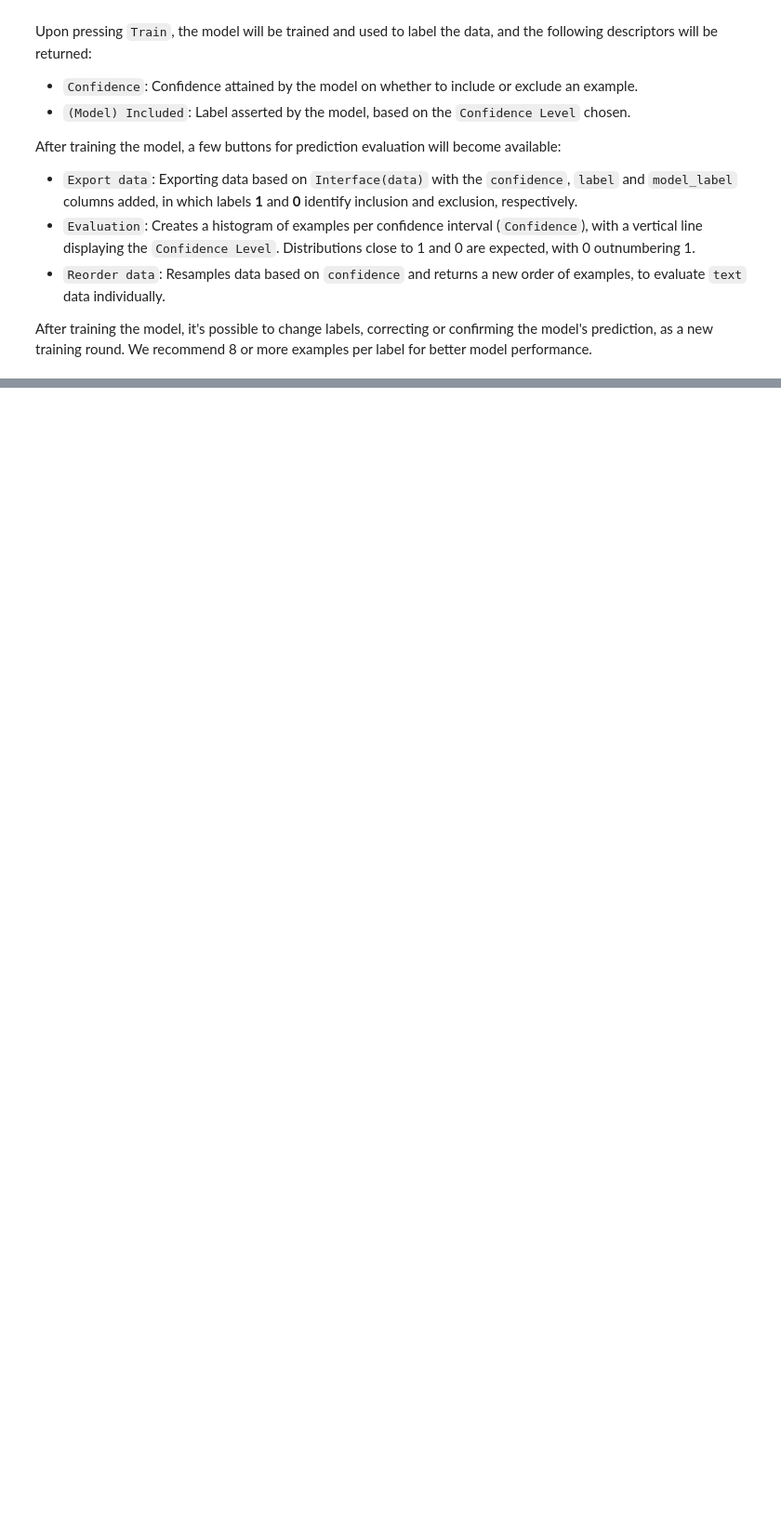
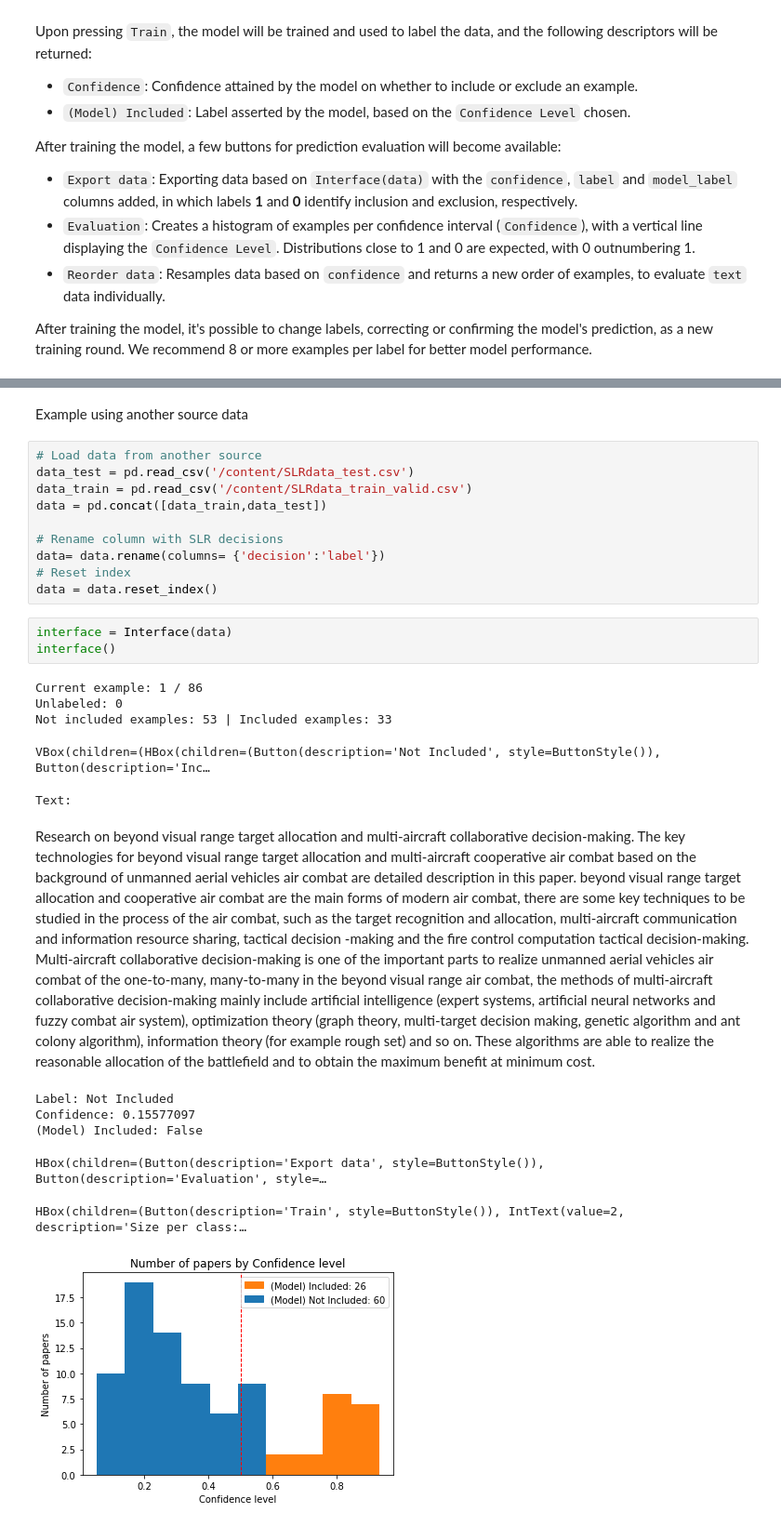
Before and after one commit to BecomeAllan/ML-SLRC, a Jupyter notebook: Application/Classification_automation_SLR.ipynb, the cells around one changed output, grey strips where cells are left out. Shown at 93% size. Saved outputs shown, nothing was run; the diff lists cells and outputs as text; blank space fills up the shorter version.

```diff
--- a/Application/Classification_automation_SLR.ipynb
+++ b/Application/Classification_automation_SLR.ipynb
@@ -987,0 +871,28 @@ HBox(children=(Button(description='Train', style=ButtonStyle()), IntText(value=2
+# %% [markdown]
+Example using another source data
+# %%
+# Load data from another source
+data_test = pd.read_csv('/content/SLRdata_test.csv')
+data_train = pd.read_csv('/content/SLRdata_train_valid.csv')
+data = pd.concat([data_train,data_test])
+
+# Rename column with SLR decisions
+data= data.rename(columns= {'decision':'label'})
+# Reset index
+data = data.reset_index()
+# %%
+interface = Interface(data)
+interface()
+# %% [output]
+Current example: 1 / 86
+Unlabeled: 0
+Not included examples: 53 | Included examples: 33
+VBox(children=(HBox(children=(Button(description='Not Included', style=ButtonStyle()), Button(description='Inc…
+Text:
+Research on beyond visual range target allocation and multi-aircraft collaborative decision-making. The key technologies for beyond visual range target allocation and multi-aircraft cooperative air combat based on the background of unmanned aerial vehicles air combat are detailed description in this paper. beyond visual range target allocation and cooperative air combat are the main forms of modern air combat, there are some key techniques to be studied in the process of the air combat, such as the target recognition and allocation, multi-aircraft communication and information resource sharing, tactical decision -making and the fire control computation tactical decision-making. Multi-aircraft collaborative decision-making is one of the important parts to realize unmanned aerial vehicles air combat of the one-to-many, many-to-many in the beyond visual range air combat, the methods of multi-aircraft collaborative decision-making mainly include artificial intelligence (expert systems, artificial neural networks and fuzzy combat air system), optimization theory (graph theory, multi-target decision making, genetic algorithm and ant colony algorithm), information theory (for example rough set) and so on. These algorithms are able to realize the reasonable allocation of the battlefield and to obtain the maximum benefit at minimum cost.
+Label: Not Included
+Confidence: 0.15577097
+(Model) Included: False
+HBox(children=(Button(description='Export data', style=ButtonStyle()), Button(description='Evaluation', style=…
+HBox(children=(Button(description='Train', style=ButtonStyle()), IntText(value=2, description='Size per class:…
+[figure, added]
```
Also changed, not shown: parts of 8 cells of this notebook.
